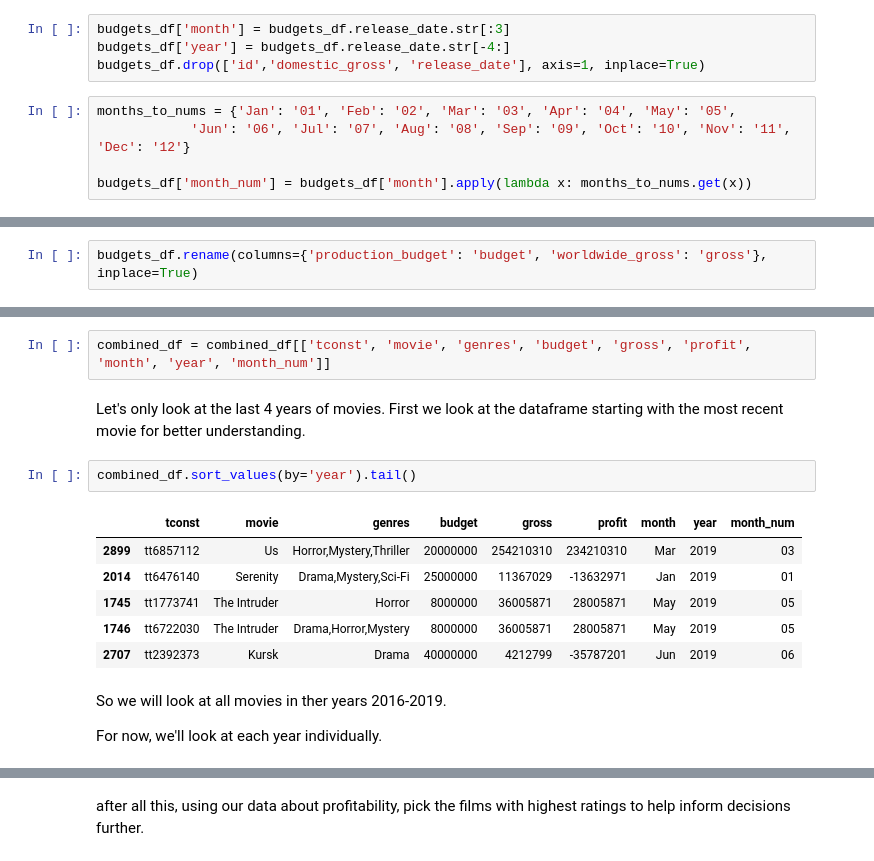
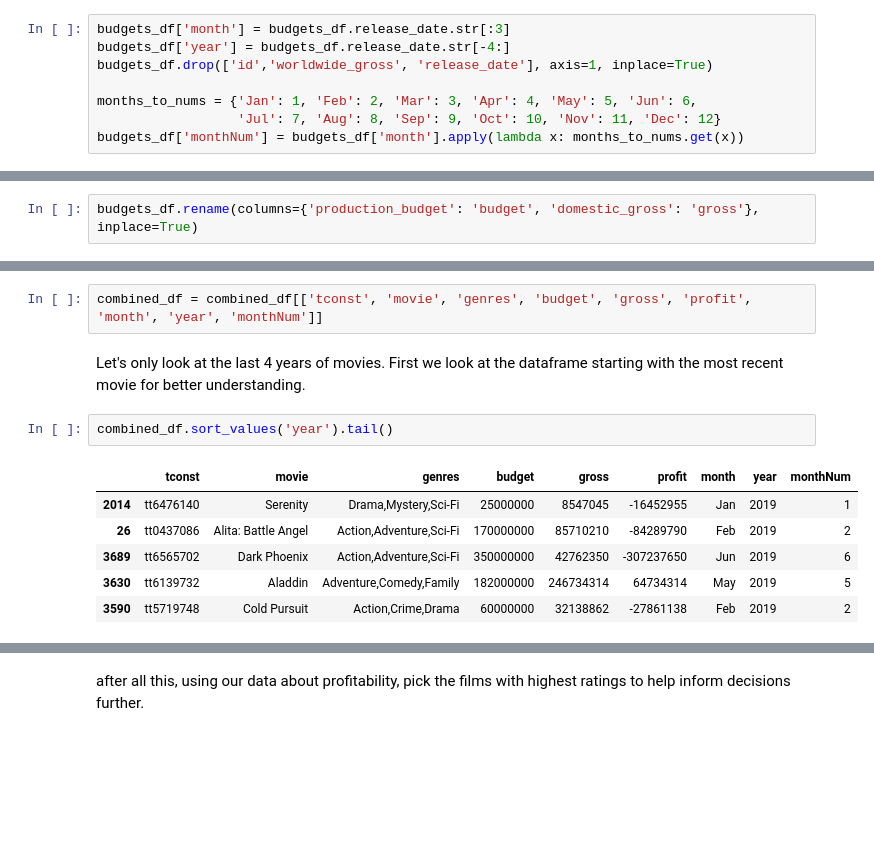
Before and after one commit to shadel96/Microsoft-Movie-Analysis, a Jupyter notebook: dsc-phase1-project-template.ipynb, the cells around one changed output, grey strips where cells are left out. Cells and saved outputs as stored; diff of their text form; blank space fills up the shorter version.

```diff
--- a/dsc-phase1-project-template.ipynb
+++ b/dsc-phase1-project-template.ipynb
@@ -62,12 +61,11 @@ use release_date to make new columns MONTH and YEAR
 # %%
 budgets_df['month'] = budgets_df.release_date.str[:3]
 budgets_df['year'] = budgets_df.release_date.str[-4:]
-budgets_df.drop(['id','domestic_gross', 'release_date'], axis=1, inplace=True)
+budgets_df.drop(['id','worldwide_gross', 'release_date'], axis=1, inplace=True)
+
+months_to_nums = {'Jan': 1, 'Feb': 2, 'Mar': 3, 'Apr': 4, 'May': 5, 'Jun': 6,
+                  'Jul': 7, 'Aug': 8, 'Sep': 9, 'Oct': 10, 'Nov': 11, 'Dec': 12}
+budgets_df['monthNum'] = budgets_df['month'].apply(lambda x: months_to_nums.get(x))
-# %%
-months_to_nums = {'Jan': '01', 'Feb': '02', 'Mar': '03', 'Apr': '04', 'May': '05',
-            'Jun': '06', 'Jul': '07', 'Aug': '08', 'Sep': '09', 'Oct': '10', 'Nov': '11', 'Dec': '12'}
-
-budgets_df['month_num'] = budgets_df['month'].apply(lambda x: months_to_nums.get(x))
 # %% [markdown]
 change month column to ints
 # %%
@@ -82,5 +80,5 @@ budgets_df.head()
 # %%
-budgets_df.rename(columns={'production_budget': 'budget', 'worldwide_gross': 'gross'}, inplace=True)
+budgets_df.rename(columns={'production_budget': 'budget', 'domestic_gross': 'gross'}, inplace=True)
 # %% [markdown]
 Change budget, domestic gross, and year to INTs
 # %%
@@ -168,19 +168,15 @@ memory usage: 264.0+ KB
 # %% [markdown]
 Finally we will sort the columns for better readability
 # %%
-combined_df = combined_df[['tconst', 'movie', 'genres', 'budget', 'gross', 'profit', 'month', 'year', 'month_num']]
+combined_df = combined_df[['tconst', 'movie', 'genres', 'budget', 'gross', 'profit', 'month', 'year', 'monthNum']]
 # %% [markdown]
 Let's only look at the last 4 years of movies. First we look at the dataframe starting with the most recent movie for better understanding.
 # %%
-combined_df.sort_values(by='year').tail()
+combined_df.sort_values('year').tail()
 # %% [output]
-|  | tconst | movie | genres | budget | gross | profit | month | year | month_num |
-| 2899 | tt6857112 | Us | Horror,Mystery,Thriller | 20000000 | 254210310 | 234210310 | Mar | 2019 | 03 |
-| 2014 | tt6476140 | Serenity | Drama,Mystery,Sci-Fi | 25000000 | 11367029 | -13632971 | Jan | 2019 | 01 |
-| 1745 | tt1773741 | The Intruder | Horror | 8000000 | 36005871 | 28005871 | May | 2019 | 05 |
-| 1746 | tt6722030 | The Intruder | Drama,Horror,Mystery | 8000000 | 36005871 | 28005871 | May | 2019 | 05 |
-| 2707 | tt2392373 | Kursk | Drama | 40000000 | 4212799 | -35787201 | Jun | 2019 | 06 |
+|  | tconst | movie | genres | budget | gross | profit | month | year | monthNum |
+| 2014 | tt6476140 | Serenity | Drama,Mystery,Sci-Fi | 25000000 | 8547045 | -16452955 | Jan | 2019 | 1 |
+| 26 | tt0437086 | Alita: Battle Angel | Action,Adventure,Sci-Fi | 170000000 | 85710210 | -84289790 | Feb | 2019 | 2 |
+| 3689 | tt6565702 | Dark Phoenix | Action,Adventure,Sci-Fi | 350000000 | 42762350 | -307237650 | Jun | 2019 | 6 |
+| 3630 | tt6139732 | Aladdin | Adventure,Comedy,Family | 182000000 | 246734314 | 64734314 | May | 2019 | 5 |
+| 3590 | tt5719748 | Cold Pursuit | Action,Crime,Drama | 60000000 | 32138862 | -27861138 | Feb | 2019 | 2 |
-# %% [markdown]
-So we will look at all movies in ther years 2016-2019.
-
-For now, we'll look at each year individually.
```
Also changed, not shown: parts of 38 cells of this notebook.
